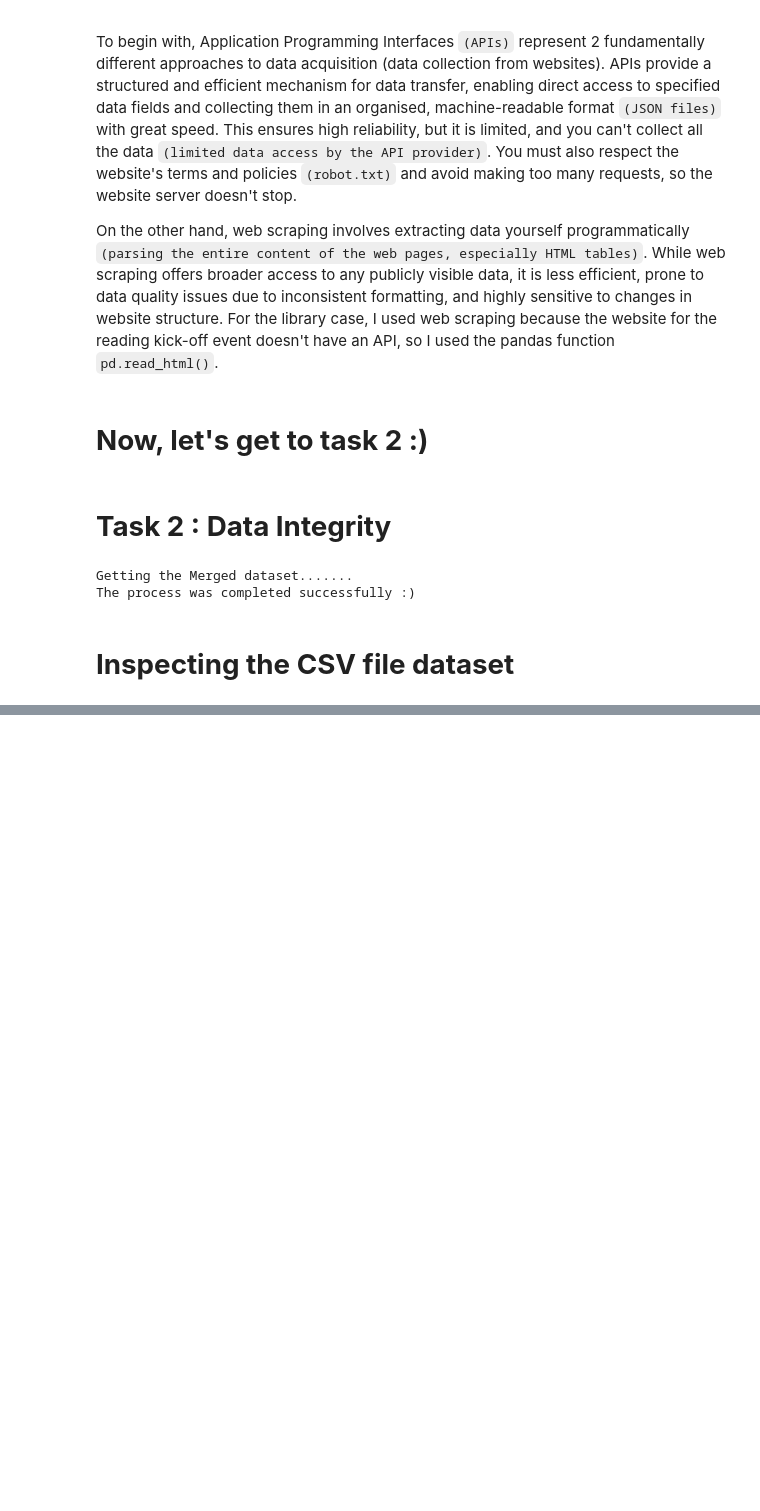
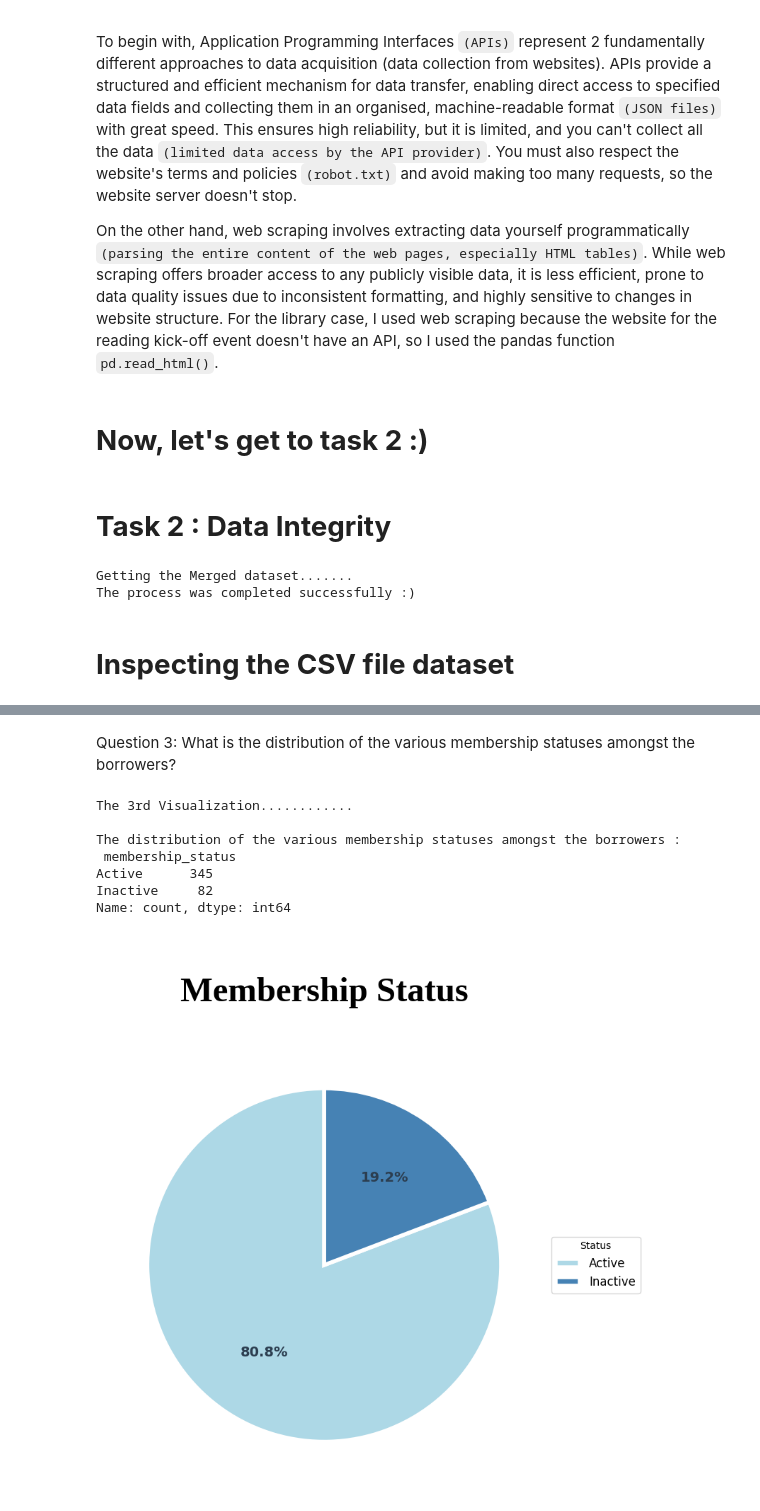
Before and after one commit to rghdzarad/31109170100123_Library, a Jupyter notebook: 31109170100123_Library_project_notebook.ipynb, the cells around one changed output, grey strips where cells are left out. Saved outputs shown, nothing was run; the diff lists cells and outputs as text; code cells hidden in the pictures; blank space fills up the shorter version.

```diff
--- a/31109170100123_Library_project_notebook.ipynb
+++ b/31109170100123_Library_project_notebook.ipynb
@@ -773,0 +1161,58 @@ dtype: object
+# %% [markdown]
+Question 3: What is the distribution of the various membership statuses amongst the borrowers?
+# %%
+# Question 3: What is the distribution of the various membership statuses amongst the borrowers?
+print("The 3rd Visualization............")
+print()
+# getting the membership statuses of the members
+the_top_membership_statuses = df_clean["membership_status"].value_counts()
+print(f"The distribution of the various membership statuses amongst the borrowers : \n {the_top_membership_statuses}")
+
+# the visualization
+# the colors used for the pie chart
+comparing_colors = ["lightblue" , "steelblue"]
+#plotting
+fig, axes = plt.subplots(figsize=(10, 8))# creating the figure and the axes
+# creating the pie chart
+# wedges: A list of the wedge objects (the actual colorful slices).
+# texts: A list of label text objects (outside the slices).
+# autotexts: A list of numerical value text objects (inside the slices).
+wedges, texts, autotexts = axes.pie(
+    the_top_membership_statuses.values,
+    labels=None,            # Removed direct text labels for a cleaner look and putting it in the legend
+    colors=comparing_colors,  # the palette of colors
+    autopct='%1.1f%%',        # the figure and shape of the percentage on the pie chart
+    startangle=90,                           # Keeps a clean, upright orientation
+    wedgeprops={'edgecolor': 'white', 'linewidth': 4}  # Adds crisp white borders between slices for a profesional look
+)
+
+# Styling the percentage text inside the chart
+for autotext in autotexts:
+    autotext.set_fontsize(14)
+    autotext.set_fontweight('bold')
+    autotext.set_color('#2c3e50')           # Dark grey color for high contrast and readability
+
+# Restoring your original big title
+axes.set_title("\nMembership Status\n", fontsize=35, fontweight="bold", fontfamily="Liberation Serif")
+
+# Adding a clean legend box on the side
+axes.legend(
+    wedges,
+    the_top_membership_statuses.index,
+    title="Status",
+    loc="center left",
+    bbox_to_anchor=(1, 0, 0.5, 1),    # Perfectly places the legend outside the chart boundaries
+    fontsize=12
+)
+
+plt.tight_layout() # to get a tight layout
+plt.show() # showing the chart
+# %% [output]
+The 3rd Visualization............
+
+The distribution of the various membership statuses amongst the borrowers :
+ membership_status
+Active      345
+Inactive     82
+Name: count, dtype: int64
+[figure, added]
```
Also changed, not shown: parts of 41 cells of this notebook.
